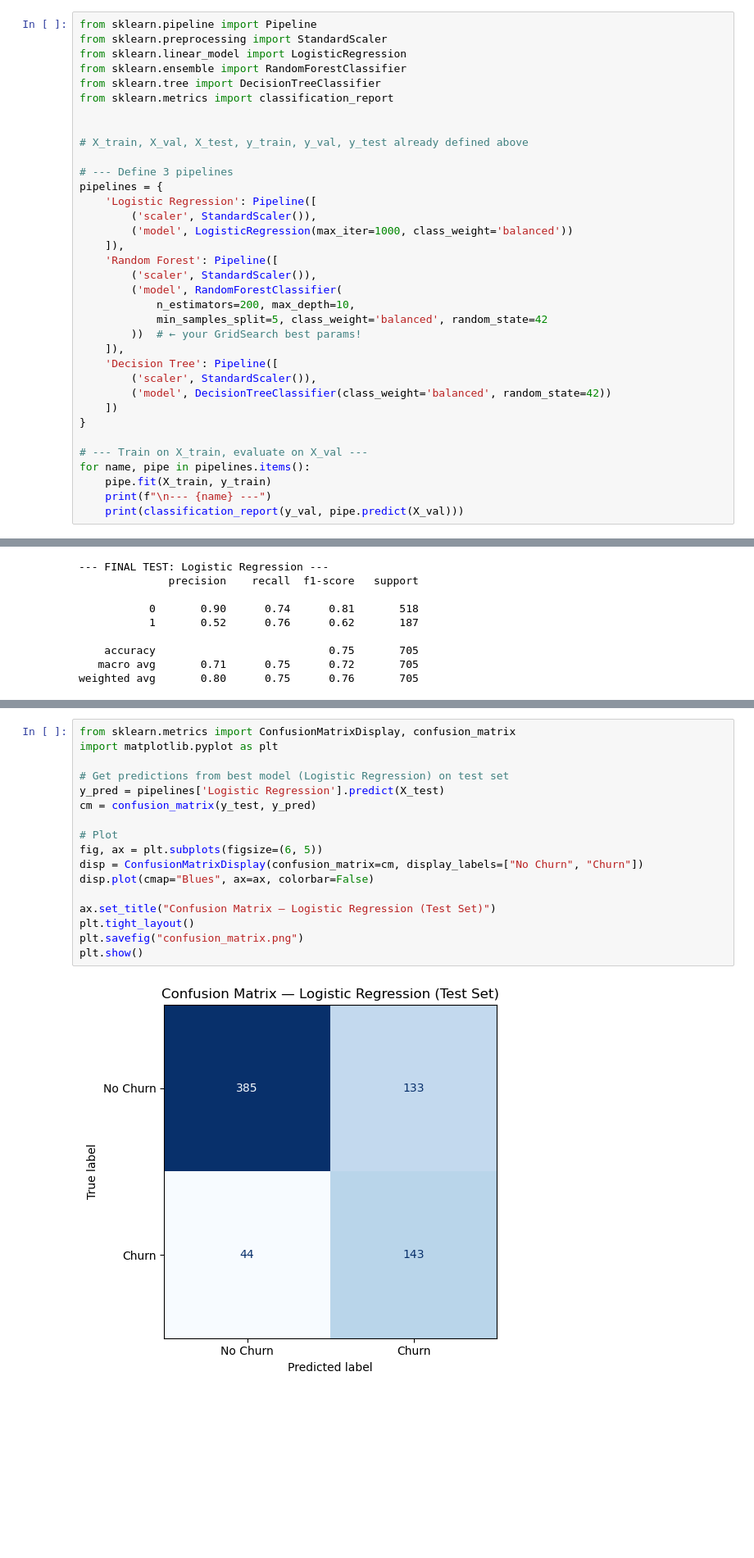
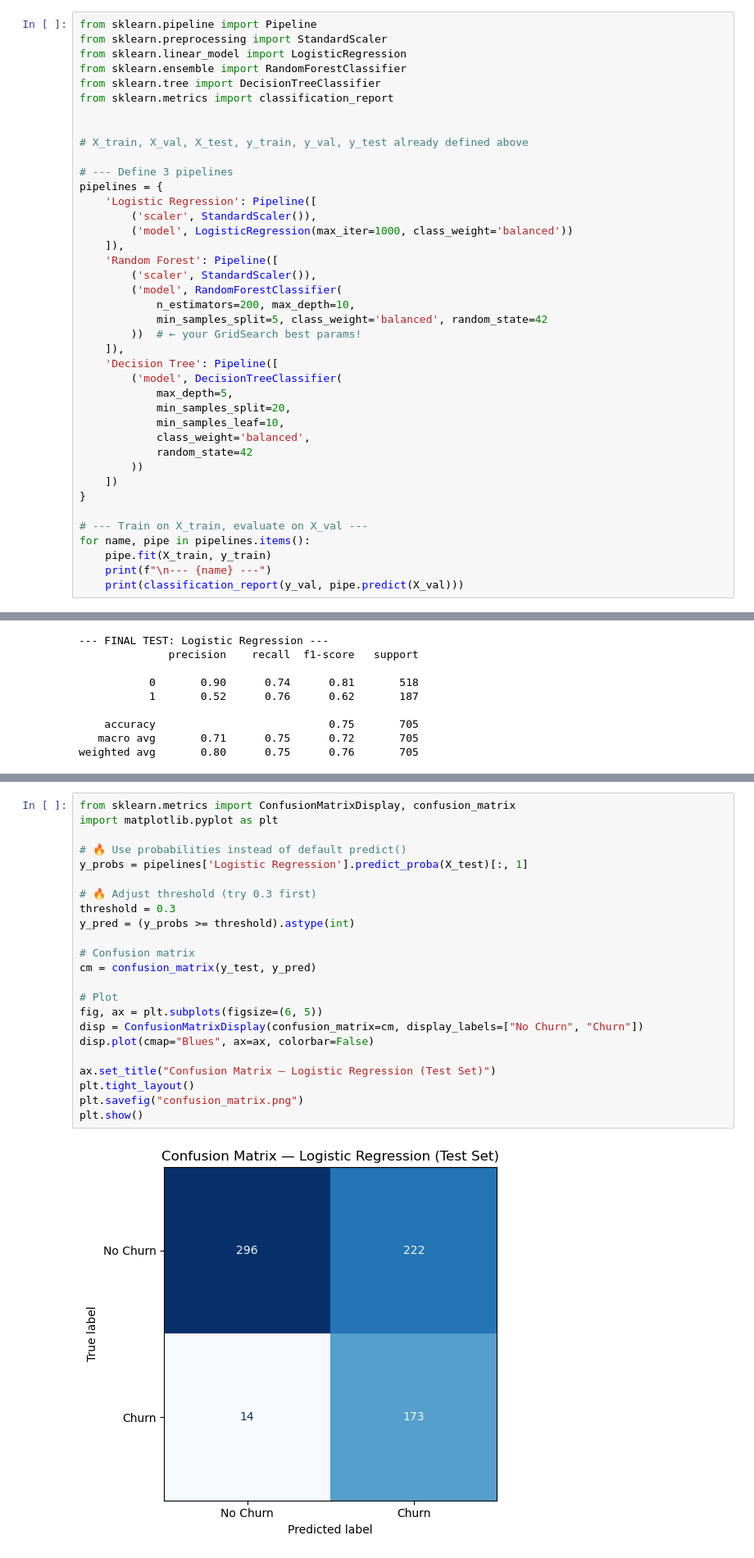
Before and after one commit to arijfh/KGM310_Team1, a Jupyter notebook: Step 3 Modelling - Code_ updated.ipynb, the cells around one changed output, grey strips where cells are left out. Shown at 82% size. Cells and saved outputs as stored; diff of their text form; blank space fills up the shorter version.

```diff
--- a/Step 3 Modelling - Code_ updated.ipynb
+++ b/Step 3 Modelling - Code_ updated.ipynb
@@ -132,8 +132,13 @@ pipelines = {
         ))  # ← your GridSearch best params!
     ]),
     'Decision Tree': Pipeline([
-        ('scaler', StandardScaler()),
-        ('model', DecisionTreeClassifier(class_weight='balanced', random_state=42))
+        ('model', DecisionTreeClassifier(
+            max_depth=5,
+            min_samples_split=20,
+            min_samples_leaf=10,
+            class_weight='balanced',
+            random_state=42
+        ))
     ])
 }
 
@@ -319,22 +324,28 @@ DT  AUC: 0.649
 # %%
 from sklearn.metrics import ConfusionMatrixDisplay, confusion_matrix
 import matplotlib.pyplot as plt
 
-# Get predictions from best model (Logistic Regression) on test set
-y_pred = pipelines['Logistic Regression'].predict(X_test)
+# 🔥 Use probabilities instead of default predict()
+y_probs = pipelines['Logistic Regression'].predict_proba(X_test)[:, 1]
+
+# 🔥 Adjust threshold (try 0.3 first)
+threshold = 0.3
+y_pred = (y_probs >= threshold).astype(int)
+
+# Confusion matrix
 cm = confusion_matrix(y_test, y_pred)
 
 # Plot
 fig, ax = plt.subplots(figsize=(6, 5))
 disp = ConfusionMatrixDisplay(confusion_matrix=cm, display_labels=["No Churn", "Churn"])
 disp.plot(cmap="Blues", ax=ax, colorbar=False)
 
 ax.set_title("Confusion Matrix — Logistic Regression (Test Set)")
 plt.tight_layout()
 plt.savefig("confusion_matrix.png")
 plt.show()
 # %% [output]
-[figure, old version]
+[figure, new version]
 # %%
 import pandas as pd
 import matplotlib.pyplot as plt
```
Also changed, not shown: parts of 9 cells of this notebook.
